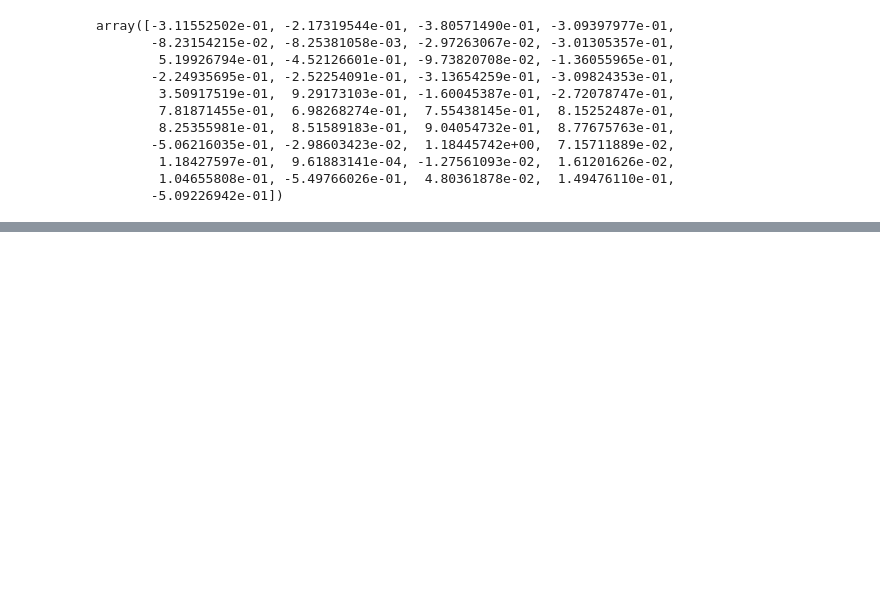
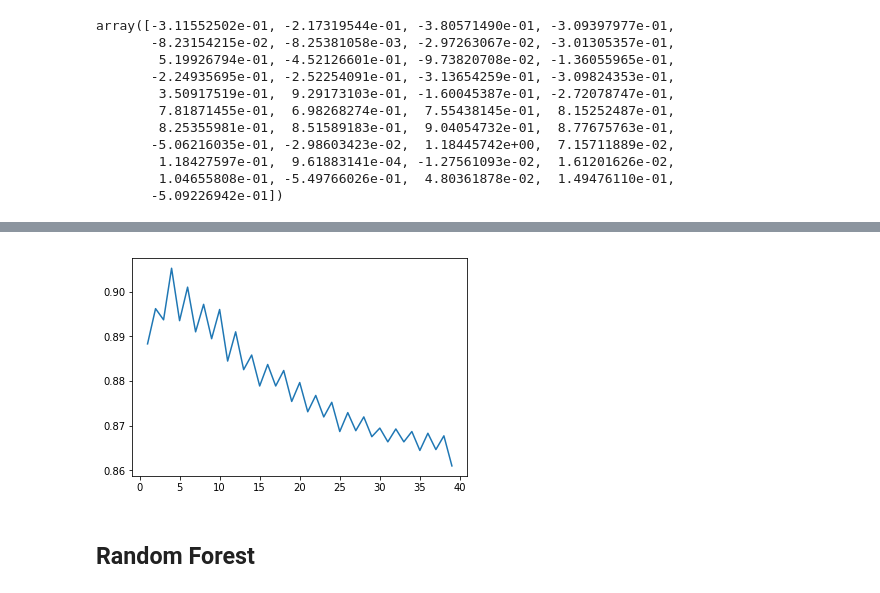
Before and after one commit to matheusfebarbosa/statistical-learning-assignment, a Jupyter notebook: TP1.ipynb, the cells around one changed output, grey strips where cells are left out. Cells and saved outputs as stored; diff of their text form; code cells hidden in the pictures; blank space fills up the shorter version.

```diff
--- a/TP1.ipynb
+++ b/TP1.ipynb
@@ -144,3 +188,16 @@ Mean accuracy:  0.8954269193822508
+# %%
+n_neigh =  list(range(1,40))
+results = [ ]
+for n in n_neigh:
+    knn = KNeighborsClassifier(n_neighbors=n)
+    results.append(k_fold_evaluate(knn,folds))
+
+plt.plot(n_neigh,results)
+plt.show()
+# %% [output]
+[figure, added]
+# %% [markdown]
+## Random Forest
 # %%
 from sklearn.ensemble import RandomForestClassifier
 
```
Also changed, not shown: parts of 25 cells of this notebook.
